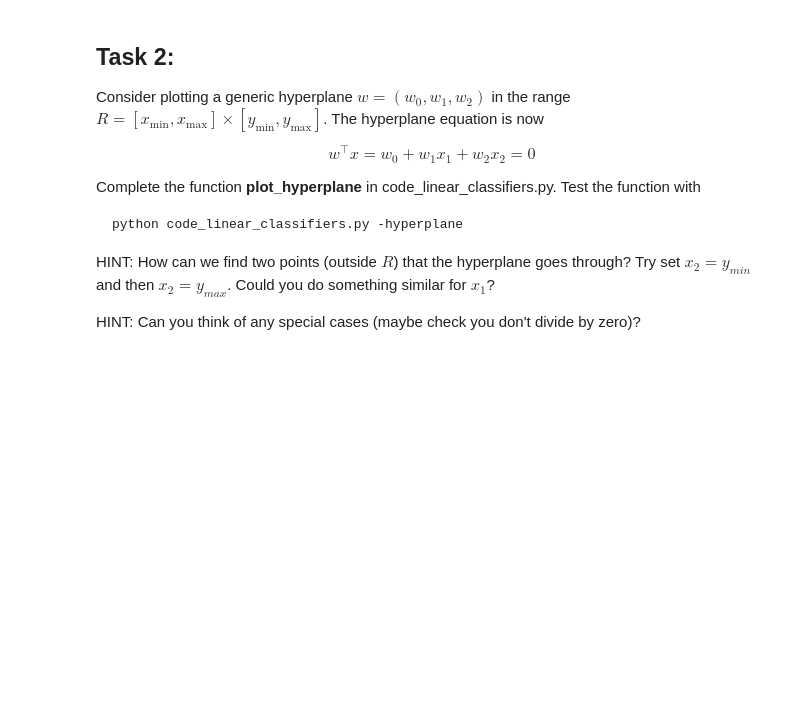
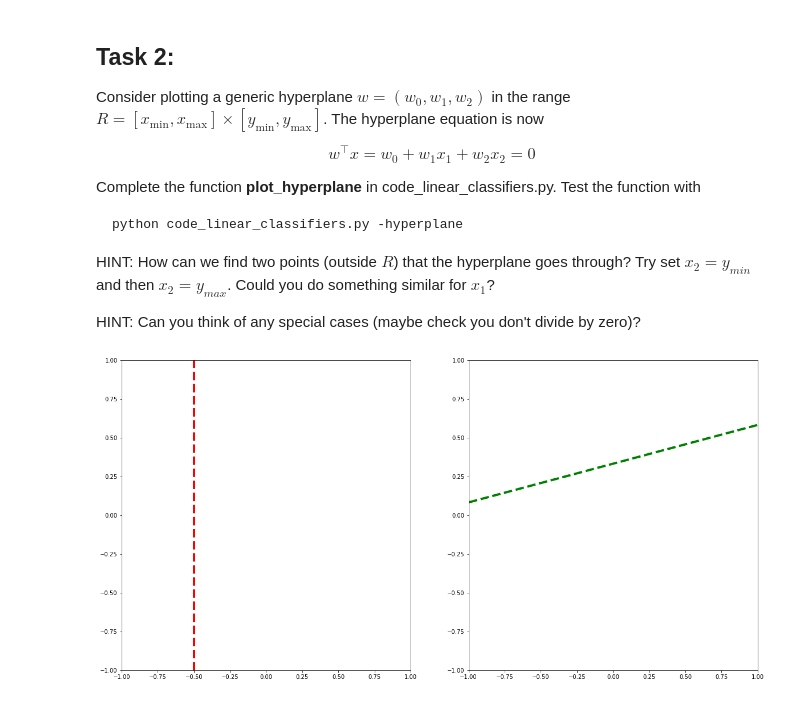
Before and after one commit to tangzeyuan/au_ml18, a Jupyter notebook: week3/hyperplanes.ipynb, the cells around one changed output. Cells and saved outputs as stored; diff of their text form; code cells hidden in the pictures; blank space fills up the shorter version.

```diff
--- a/week3/hyperplanes.ipynb
+++ b/week3/hyperplanes.ipynb
@@ -168,31 +168,35 @@ def plot_hyperplane(w, ax, *args, **kwargs):
     kwargs: extra keyword arguments to plot (ignore)
     """
 
     if w[1]==0 and w[2]==0: raise ValueError('Invalid hyperplane')
     # Notice that w1 and w2 are not allowed to be 0 simultaneously, but it may be the case that one of them equals 0
 
     xmin, xmax, ymin, ymax = ax.axis()
 
     # Write the code here to create two NumPy arrays called x and y.
     # The arrays x and y will contain the x1's and x2's coordinates of the two endpoints of the line, respectively.
 
     x = np.array((0,1))
     y = np.array((0,1))
 
     ### YOUR CODE HERE 4-8 lines
-    # calc_x1 = lamda x2: (-w[0] - w[2] * x2) / w[1]
+    calc_x1 = lambda x2: (-w[0] - w[2] * x2) / w[1]
+    x = np.array((calc_x1(ymin),calc_x1(ymax)))
+    y = np.array((ymin, ymax))
     ### END CODE
 
     # plot the line
     ax.plot(x, y, *args, **kwargs)
 
 def test_hyperplane():
     fig, ax = plt.subplots(1, 2, figsize=(20, 10))
     # plt.axis([-1, 1, -1, 1])
     ax[0].axis([-1, 1, -1, 1])
     ax[1].axis([-1, 1, -1, 1])
     plot_hyperplane((1, 2, 0), ax[0], 'r--', linewidth=4)
     plot_hyperplane((1, 0.75, -3), ax[1], 'g--', linewidth=4)
     plt.show()
 
 test_hyperplane()
+# %% [output]
+[figure, added]
```
